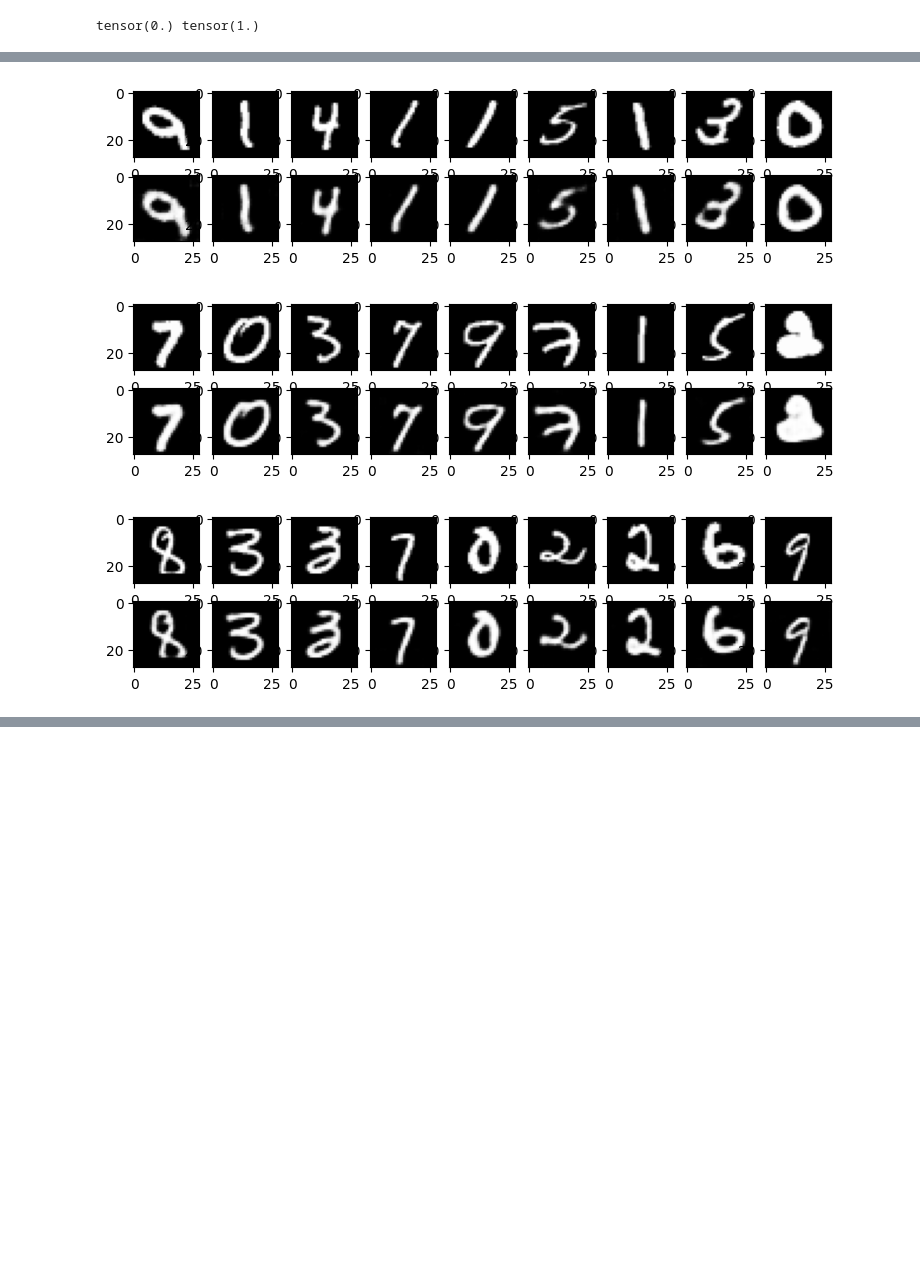
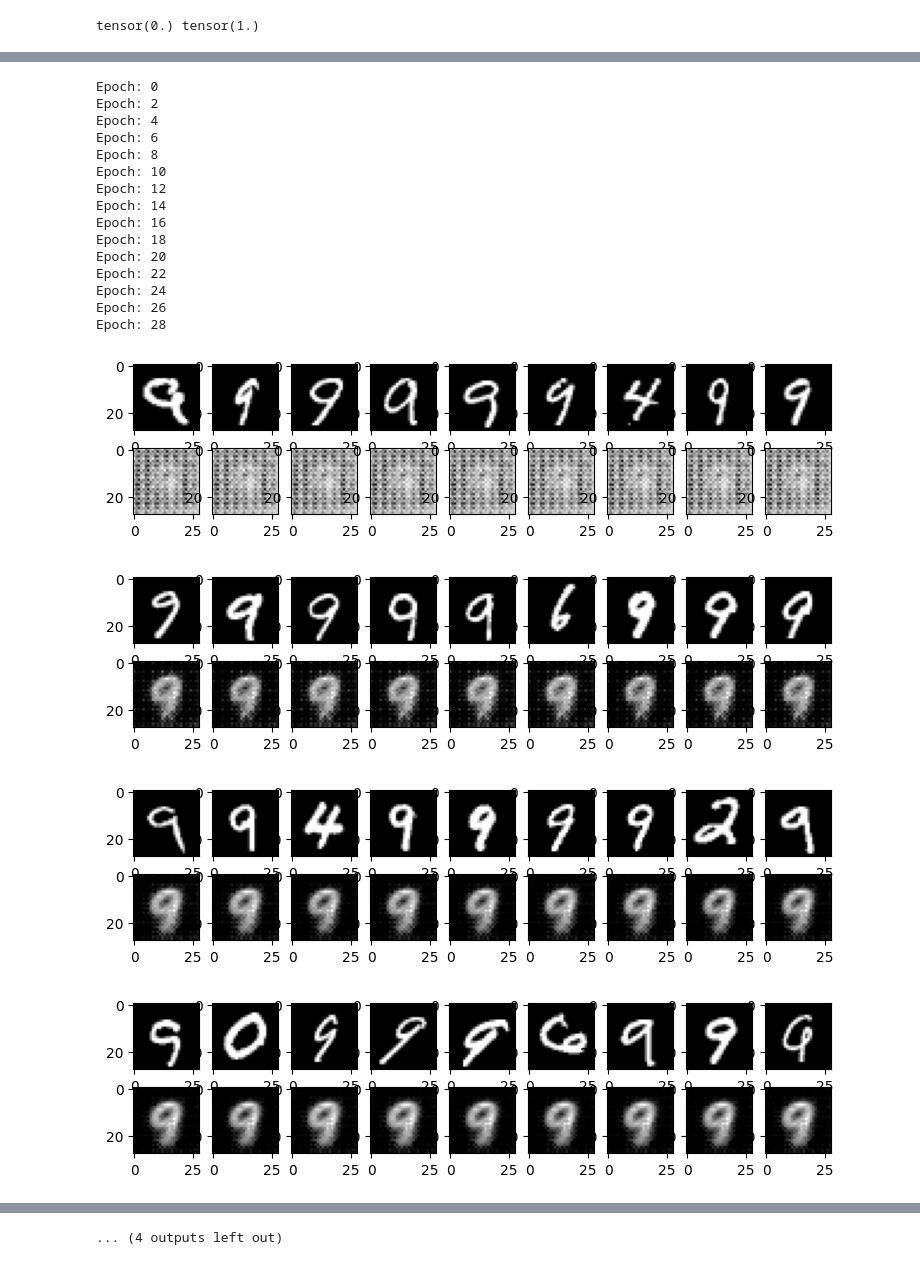
Before and after one commit to Khelta/masterarbeit, a Jupyter notebook: code/pytorch/Autoencoder_reconstruct.ipynb, the cells around one changed output, grey strips where cells are left out. Cells and saved outputs as stored; diff of their text form; code cells hidden in the pictures; blank space fills up the shorter version.

```diff
--- a/code/pytorch/Autoencoder_reconstruct.ipynb
+++ b/code/pytorch/Autoencoder_reconstruct.ipynb
@@ -88,10 +93,29 @@ optimizer = torch.optim.Adam(model.parameters(),
 # %%
+model = Autoencoder()
+
+criterion = nn.MSELoss()
+optimizer = torch.optim.Adam(model.parameters(),
+                             lr=1e-4,
+                             weight_decay=1e-5)
+
 # Point to training loop video
-num_epochs = 10
+num_epochs = 30
 outputs = []
+losses = []
 for epoch in range(num_epochs):
-    for (img, _) in data_loader:
-        # img = img.reshape(-1, 28*28) # -> use for Autoencoder_Linear
+    imgs = []
+    for (img, _) in train_loader:
+        recon = model(img)
+        loss = criterion(recon, img)
+        imgs.append((img, loss))
+
+    imgs.sort(key=lambda x: x[1])
+    l = int(0.5 * len(imgs))
+    imgs = imgs[:l]
+
+    optimizer.zero_grad()
+
+    for (img, _) in imgs:
         recon = model(img)
         loss = criterion(recon, img)
 
@@ -99,6 +123,7 @@ for epoch in range(num_epochs):
         loss.backward()
         optimizer.step()
 
+    losses.append(loss)
     print(f'Epoch:{epoch+1}, Loss:{loss.item():.4f}')
     outputs.append((epoch, img, recon))
 # %% [output]
@@ -115,23 +147,40 @@ Epoch:10, Loss:0.0028
 # %%
-for k in range(0, num_epochs, 4):
+for k in range(0, num_epochs, 2):
+    print("Epoch:",k)
     plt.figure(figsize=(9, 2))
     plt.gray()
     imgs = outputs[k][1].detach().numpy()
     recon = outputs[k][2].detach().numpy()
     for i, item in enumerate(imgs):
         if i >= 9: break
         plt.subplot(2, 9, i+1)
         # item = item.reshape(-1, 28,28) # -> use for Autoencoder_Linear
         # item: 1, 28, 28
         plt.imshow(item[0])
 
     for i, item in enumerate(recon):
         if i >= 9: break
         plt.subplot(2, 9, 9+i+1) # row_length + i + 1
         # item = item.reshape(-1, 28,28) # -> use for Autoencoder_Linear
         # item: 1, 28, 28
         plt.imshow(item[0])
 # %% [output]
+Epoch: 0
+Epoch: 2
+Epoch: 4
+Epoch: 6
+Epoch: 8
+Epoch: 10
+Epoch: 12
+Epoch: 14
+Epoch: 16
+Epoch: 18
+Epoch: 20
+Epoch: 22
+Epoch: 24
+Epoch: 26
+Epoch: 28
-[figure, old version]
+[figure, new version]
-[figure, old version]
+[figure, new version]
-[figure, old version]
+[figure, new version]
+[figure, added]
@@ -137,0 +194 @@ for k in range(0, num_epochs, 4):
+... (4 outputs left out)
```
Also changed, not shown: parts of 11 cells of this notebook, 3 other files.
